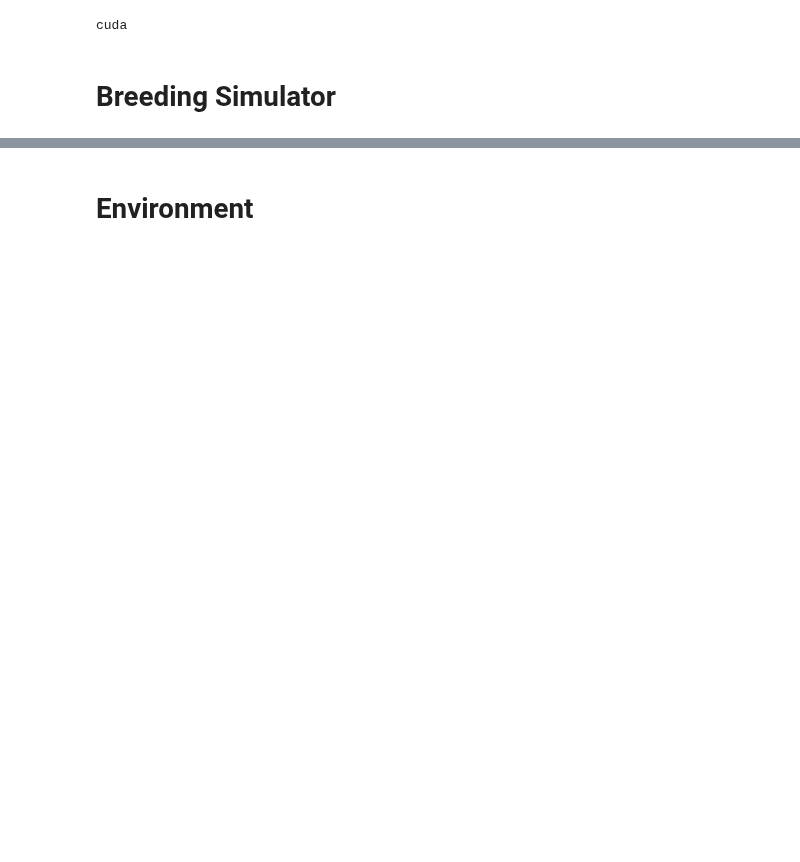
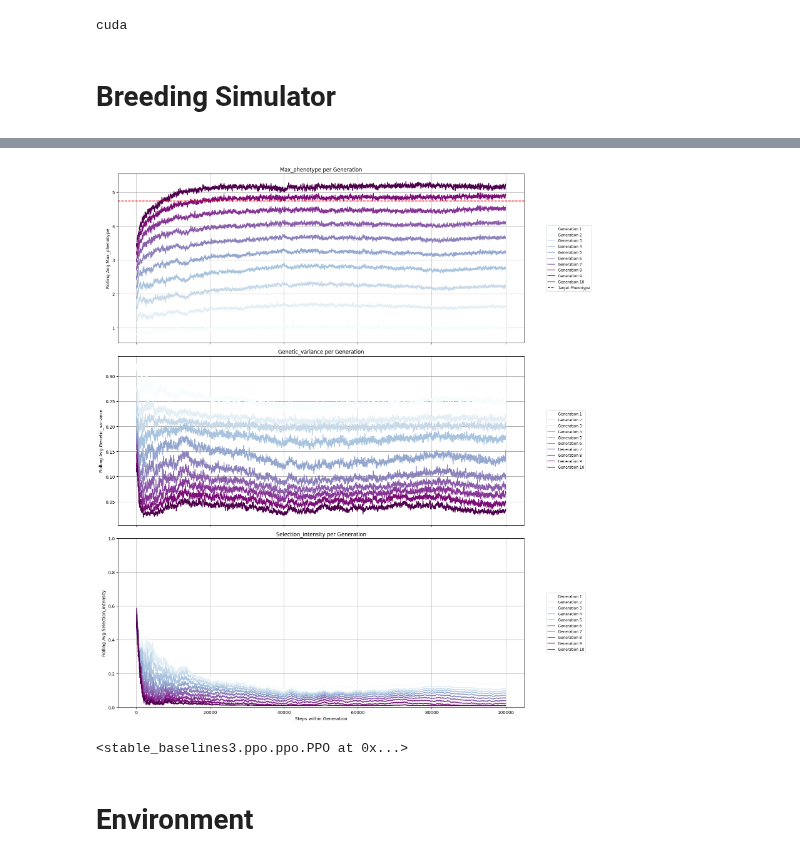
Before and after one commit to cjGO/ChewC, a Jupyter notebook: dev_nbs/Discrete_Env.ipynb, the cells around one changed output, grey strips where cells are left out. Drawn from its saved outputs; the diff is of its cells as text; code cells hidden in the pictures; blank space fills up the shorter version.

```diff
--- a/dev_nbs/Discrete_Env.ipynb
+++ b/dev_nbs/Discrete_Env.ipynb
@@ -31,3 +61,8 @@ rich is already installed.
+# %%
+import numpy as np
+
+genome = np.load('genome.npy')
+reshaped_genome = np.transpose(genome, (0, 2, 1))
 # %%
 import torch
 from typing import Optional, Dict
@@ -616,3 +633,13 @@ Best average reward: 5.2868
+# %%
+from stable_baselines3 import PPO
+
+breeder_env = BreedingEnv(SP)
+agent = PPO("MultiInputPolicy", breeder_env)
+cb = GeneralizedVisualizationCallback( target_phenotype = 4.74)
+agent.learn(total_timesteps=1000000 ,callback=cb)
+# %% [output]
+[figure, added]
+<stable_baselines3.ppo.ppo.PPO at 0x...>
 # %%
 
 # Example usage in a simple loop
```
Also changed, not shown: parts of 9 cells of this notebook.
